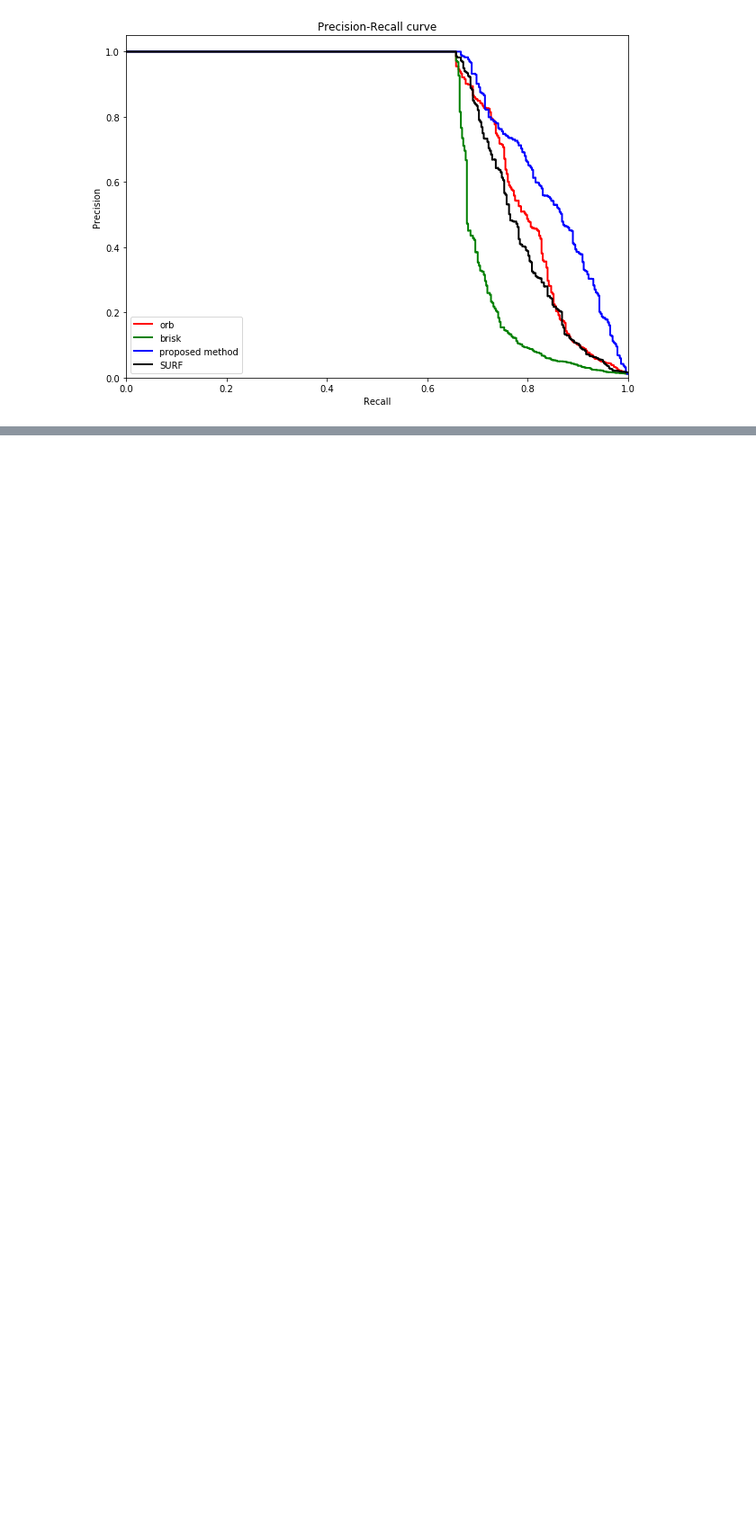
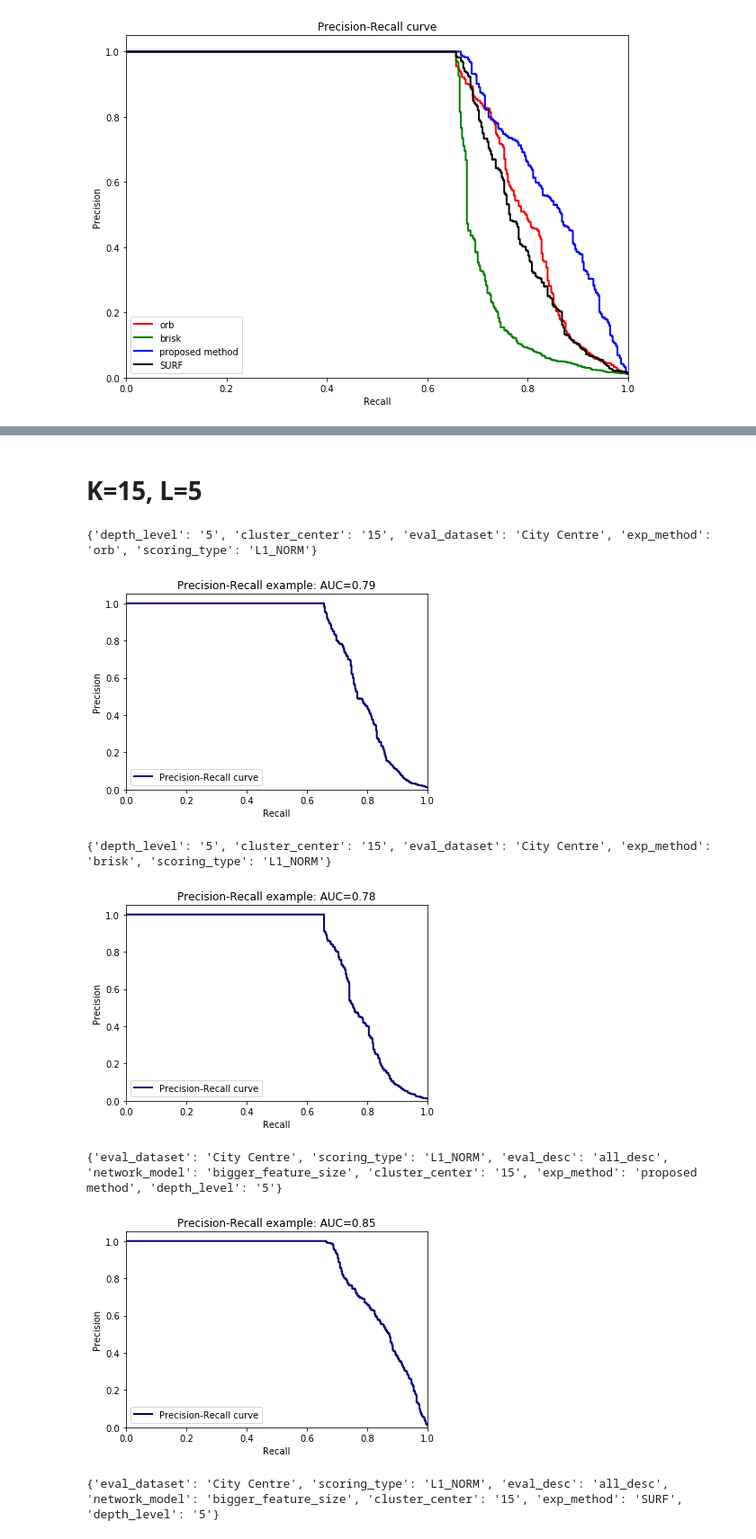
Before and after one commit to JustWon/LoopClosureDetectionTestBed, a Jupyter notebook: 20170905 Experiment for CC.ipynb, the cells around one changed output, grey strips where cells are left out. Shown at 90% size. Saved outputs shown, nothing was run; the diff lists cells and outputs as text; code cells hidden in the pictures; blank space fills up the shorter version.

```diff
--- a/20170905 Experiment for CC.ipynb
+++ b/20170905 Experiment for CC.ipynb
@@ -181,0 +226,27 @@ plt.show()
+# %% [markdown]
+# K=15, L=5
+# %%
+testcases = [
+# '/home/dongwonshin/Desktop/LoopClosureDetectionTestBed/result_folder/2017-09-07-02-59-57',
+'/home/dongwonshin/Desktop/LoopClosureDetectionTestBed/result_folder/2017-09-07-02-59-32',
+# '/home/dongwonshin/Desktop/LoopClosureDetectionTestBed/result_folder/2017-09-07-02-48-51',
+'/home/dongwonshin/Desktop/LoopClosureDetectionTestBed/result_folder/2017-09-07-02-44-58',
+# '/home/dongwonshin/Desktop/LoopClosureDetectionTestBed/result_folder/2017-09-06-22-10-11',
+'/home/dongwonshin/Desktop/LoopClosureDetectionTestBed/result_folder/2017-09-06-20-21-09',
+# '/home/dongwonshin/Desktop/LoopClosureDetectionTestBed/result_folder/2017-09-06-20-11-48',
+'/home/dongwonshin/Desktop/LoopClosureDetectionTestBed/result_folder/2017-09-06-20-07-26',
+]
+
+curve_results = []
+for testcase in testcases:
+    corr_mat, param_cfg, params = theSpecificResult(testcase)
+    esti_corr_mat = np.loadtxt(corr_mat)
+    curve_results.append([PrecisionRecallCurve(GT_corr_mat, esti_corr_mat), params])
+# %% [output]
+{'depth_level': '5', 'cluster_center': '15', 'eval_dataset': 'City Centre', 'exp_method': 'orb', 'scoring_type': 'L1_NORM'}
+[figure, added]
+{'depth_level': '5', 'cluster_center': '15', 'eval_dataset': 'City Centre', 'exp_method': 'brisk', 'scoring_type': 'L1_NORM'}
+[figure, added]
+{'eval_dataset': 'City Centre', 'scoring_type': 'L1_NORM', 'eval_desc': 'all_desc', 'network_model': 'bigger_feature_size', 'cluster_center': '15', 'exp_method': 'proposed method', 'depth_level': '5'}
+[figure, added]
+{'eval_dataset': 'City Centre', 'scoring_type': 'L1_NORM', 'eval_desc': 'all_desc', 'network_model': 'bigger_feature_size', 'cluster_center': '15', 'exp_method': 'SURF', 'depth_level': '5'}
```
Also changed, not shown: parts of 5 cells of this notebook, 56 other files.
